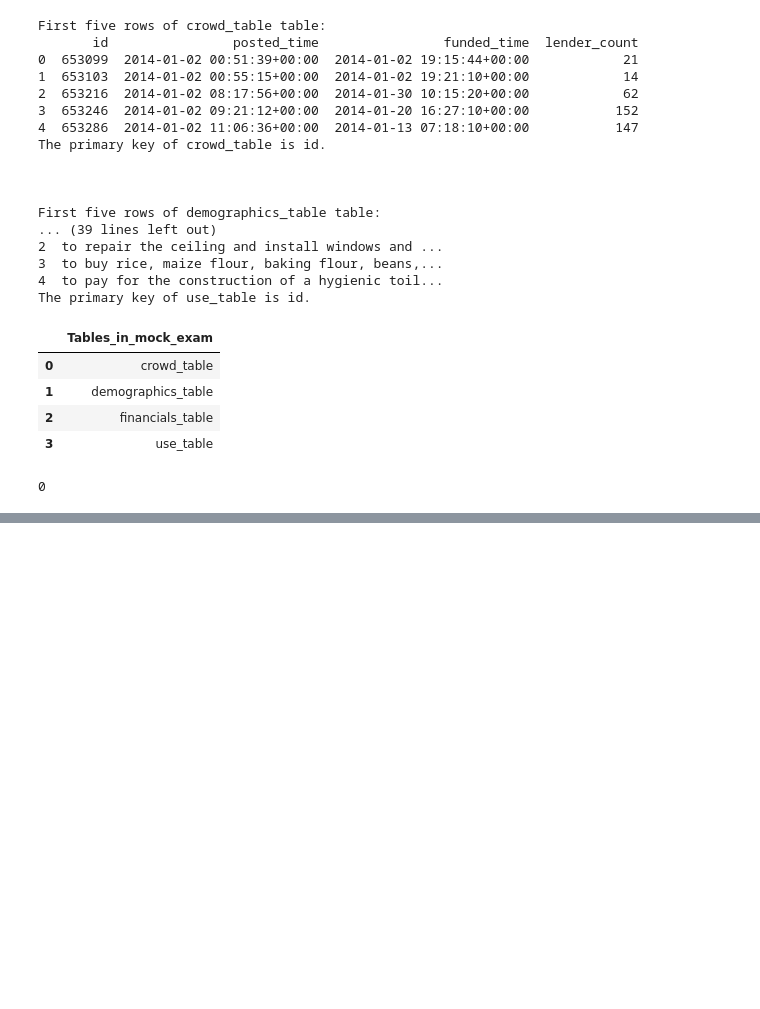
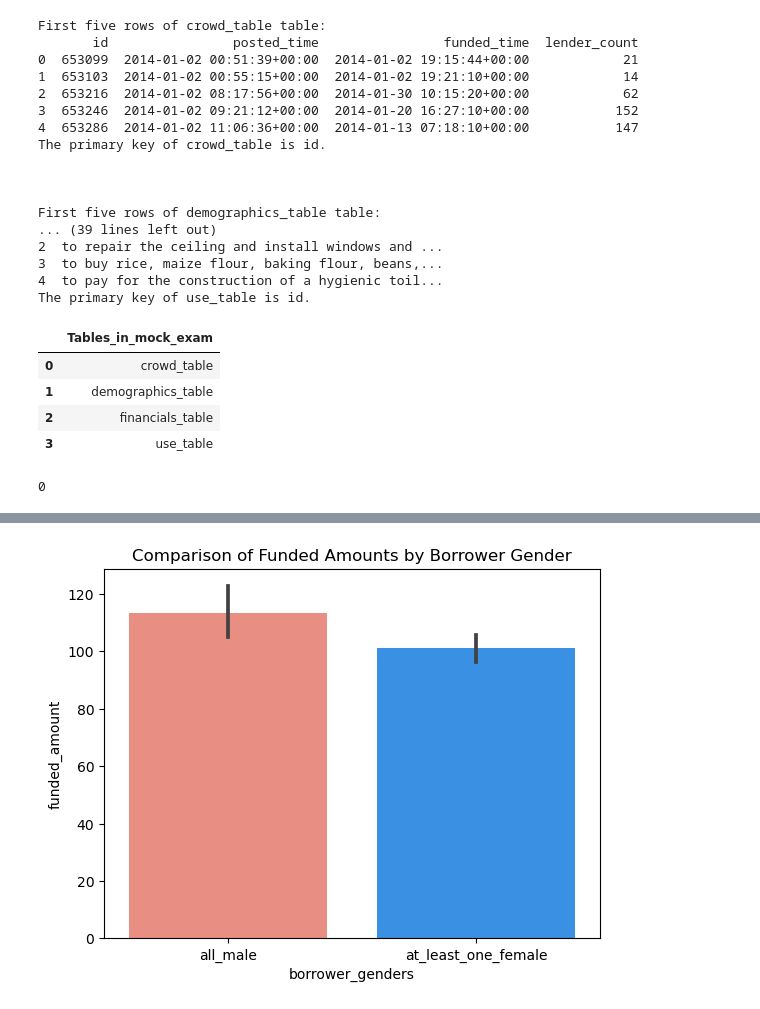
Before and after one commit to kellianneyang/data-enrichment-practice, a Jupyter notebook: mock_belt_exam.ipynb, the cells around one changed output, grey strips where cells are left out. Cells and saved outputs as stored; diff of their text form; code cells hidden in the pictures; blank space fills up the shorter version.

```diff
--- a/mock_belt_exam.ipynb
+++ b/mock_belt_exam.ipynb
@@ -427,0 +516,6 @@ os.system(command)
+# %%
+# drop unecessary columns
+merged.drop(columns = ['id', 'country', 'region',
+                      'term_in_months', 'currency'],
+            inplace = True)
+merged.head()
@@ -427,0 +529,4 @@ os.system(command)
+# %%
+# drop rows with na for 'borrower_genders'
+merged = merged[~merged['borrower_genders'].isna()]
+merged.info()
@@ -427,0 +543,4 @@ os.system(command)
+# %%
+# convert 'borrower_genders' to 'all_male' and 'at_least_one_female'
+merged['borrower_genders'] = merged['borrower_genders'].str.split(',')
+merged['borrower_genders'].head()
@@ -427,0 +765,14 @@ os.system(command)
+# %%
+# specify colors
+groups_palette={'at_least_one_female': 'dodgerblue',
+                "all_male": 'salmon'}
+
+# barplot
+ax = sns.barplot(data = merged,
+            x = 'borrower_genders',
+            y = 'funded_amount',
+            palette = groups_palette)
+
+ax.set_title('Comparison of Funded Amounts by Borrower Gender');
+# %% [output]
+[figure, added]
```
Also changed, not shown: parts of 44 cells of this notebook, 1 other file.
